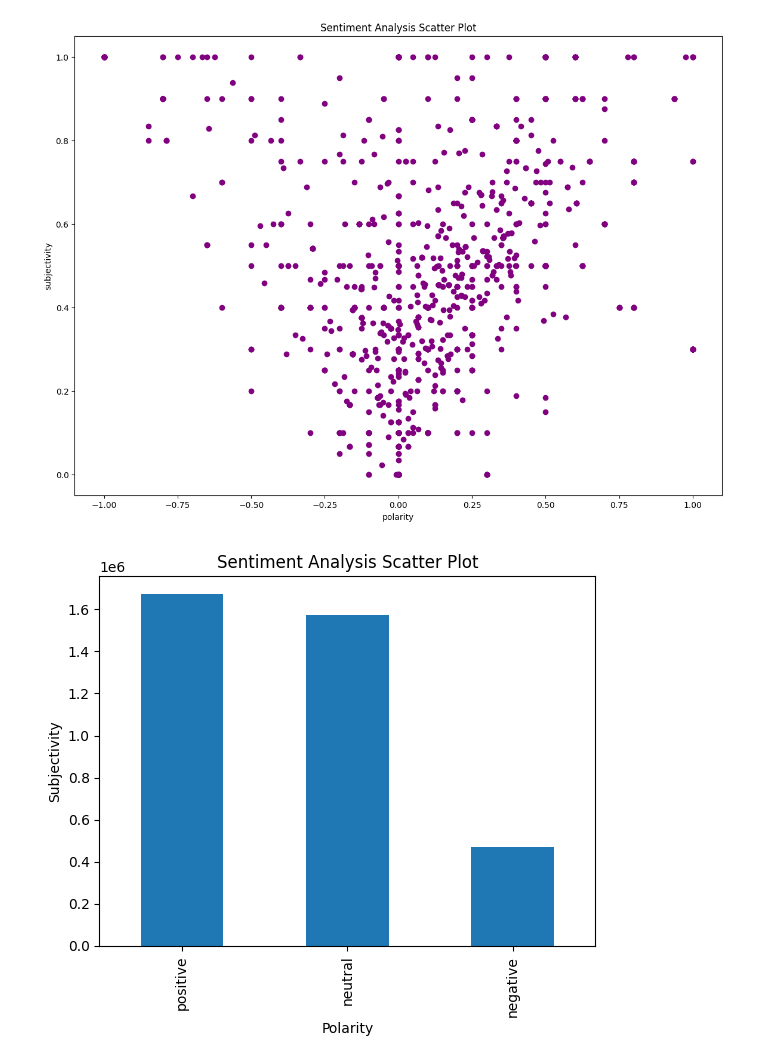
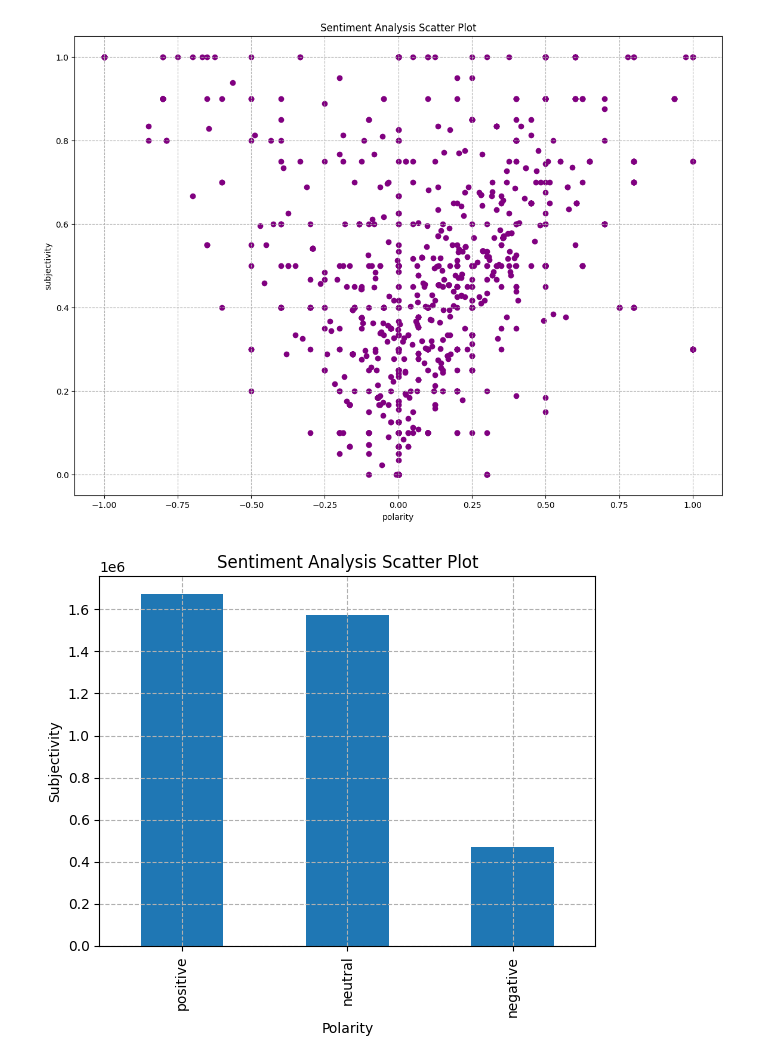
Before and after one commit to FilipeBarnabe/sentiment_analysis_time_series, a Jupyter notebook: get_sentiment_data/sentiment.ipynb, the cells around one changed output. Saved outputs shown, nothing was run; the diff lists cells and outputs as text; code cells hidden in the pictures.

```diff
--- a/get_sentiment_data/sentiment.ipynb
+++ b/get_sentiment_data/sentiment.ipynb
@@ -147,9 +148,10 @@ plt.show()
 # %%
 # create a bar chart to show the cout of Positive, Neutral and Negative sentiments
 df['sentiment'].value_counts().plot(kind="bar")
 plt.title("Sentiment Analysis Scatter Plot")
 plt.xlabel("Polarity")
 plt.ylabel("Subjectivity")
+plt.grid(linestyle="--")
 plt.show()
 # %% [output]
-[figure, old version]
+[figure, new version]
```
Also changed, not shown: parts of 2 cells of this notebook, 1 other file.
